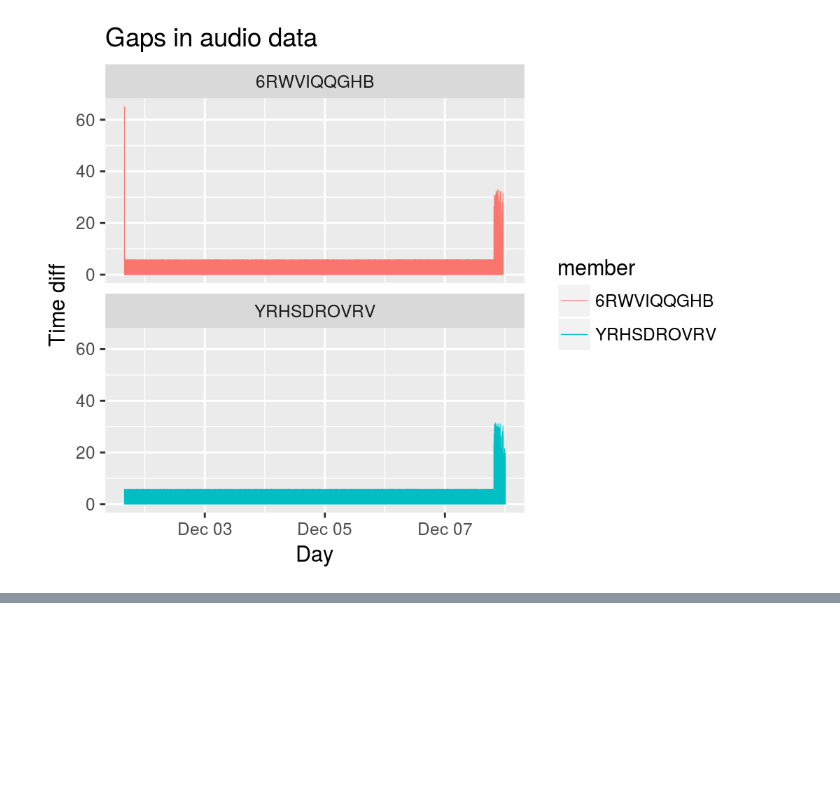
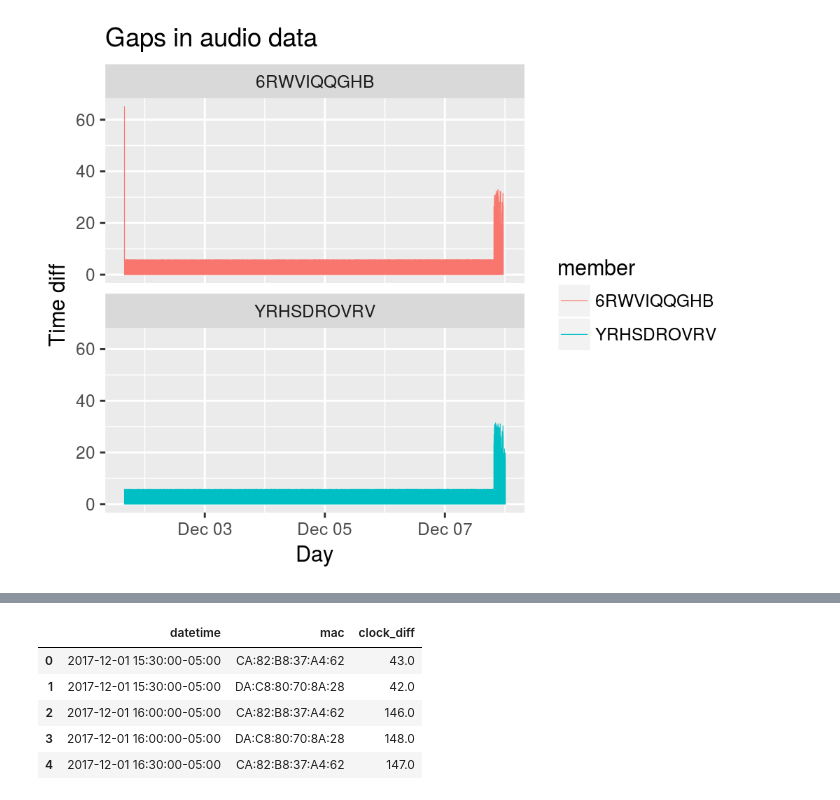
Before and after one commit to HumanDynamics/openbadge-analysis-test-badge, a Jupyter notebook: notebooks/hub_check_data.ipynb, the cells around one changed output, grey strips where cells are left out. Cells and saved outputs as stored; diff of their text form; code cells hidden in the pictures; blank space fills up the shorter version.

```diff
--- a/notebooks/hub_check_data.ipynb
+++ b/notebooks/hub_check_data.ipynb
@@ -279,0 +306,9 @@ ggplot(data, aes(x = datetime, y = time_diff_sec, color = member)) +
+# %%
+clock_syncs_down.head(5)
+# %% [output]
+|  | datetime | mac | clock_diff |
+| 0 | 2017-12-01 15:30:00-05:00 | CA:82:B8:37:A4:62 | 43.0 |
+| 1 | 2017-12-01 15:30:00-05:00 | DA:C8:80:70:8A:28 | 42.0 |
+| 2 | 2017-12-01 16:00:00-05:00 | CA:82:B8:37:A4:62 | 146.0 |
+| 3 | 2017-12-01 16:00:00-05:00 | DA:C8:80:70:8A:28 | 148.0 |
+| 4 | 2017-12-01 16:30:00-05:00 | CA:82:B8:37:A4:62 | 147.0 |
```
Also changed, not shown: parts of 6 cells of this notebook.
